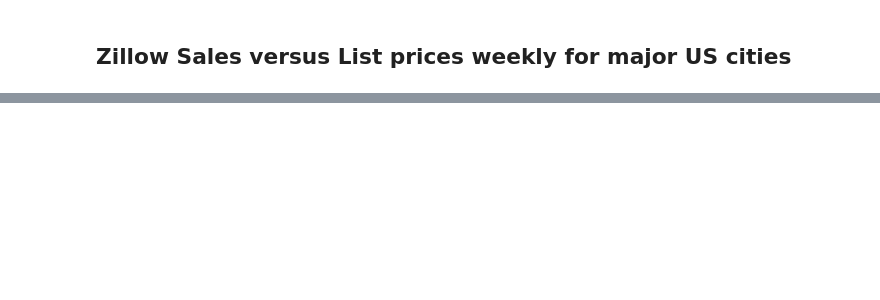
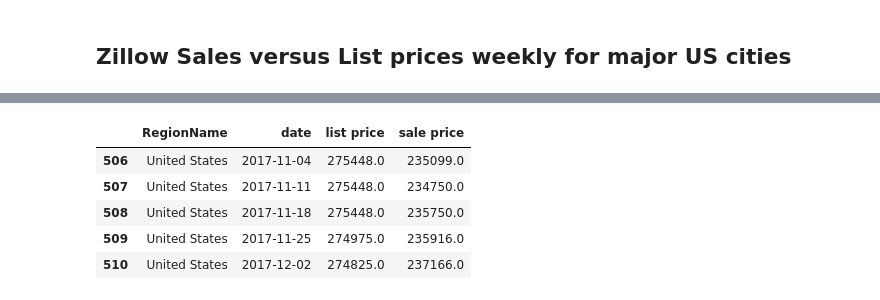
Before and after one commit to qklm/Zillow_Group_Project, a Jupyter notebook: zillow_model1.ipynb, the cells around one changed output, grey strips where cells are left out. Cells and saved outputs as stored; diff of their text form; code cells hidden in the pictures; blank space fills up the shorter version.

```diff
--- a/zillow_model1.ipynb
+++ b/zillow_model1.ipynb
@@ -37,0 +60,18 @@ list_df = list_df.drop(col = ["RegionID", "RegionType"])
+# %%
+# prepping us dfs for merge and merging
+us_list = us_list.rename(columns = {"price":"list price"})
+us_sale = us_sale.rename(columns = {"price":"sale price"})
+
+us_df = us_list.merge(us_sale, on = ["RegionName","date"], how = "right")
+us_df = us_df.dropna()
+
+us_df["date"] = pd.to_datetime(us_df["date"])
+
+us_df.head()
+# %% [output]
+|  | RegionName | date | list price | sale price |
+| 506 | United States | 2017-11-04 | 275448.0 | 235099.0 |
+| 507 | United States | 2017-11-11 | 275448.0 | 234750.0 |
+| 508 | United States | 2017-11-18 | 275448.0 | 235750.0 |
+| 509 | United States | 2017-11-25 | 274975.0 | 235916.0 |
+| 510 | United States | 2017-12-02 | 274825.0 | 237166.0 |
```
Also changed, not shown: parts of 6 cells of this notebook.
